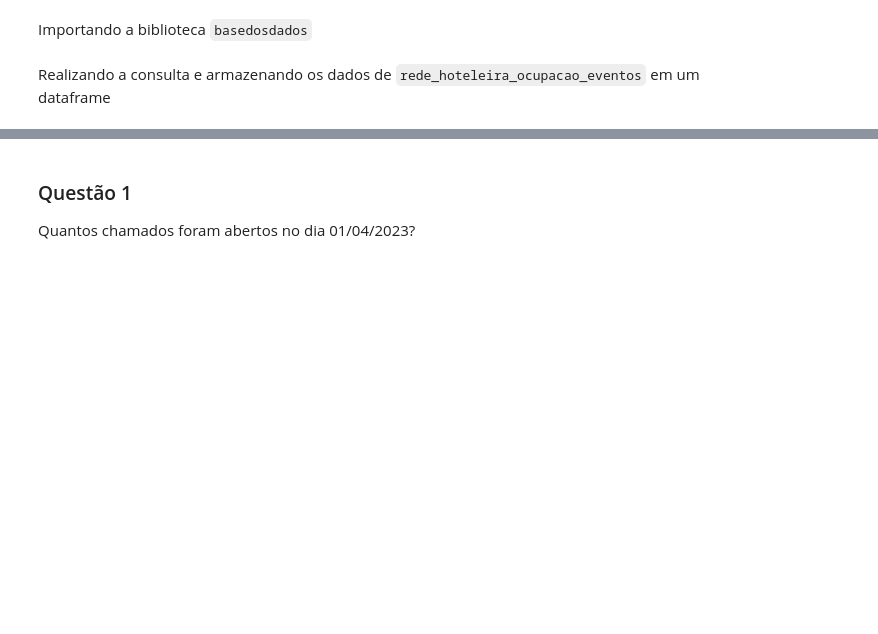
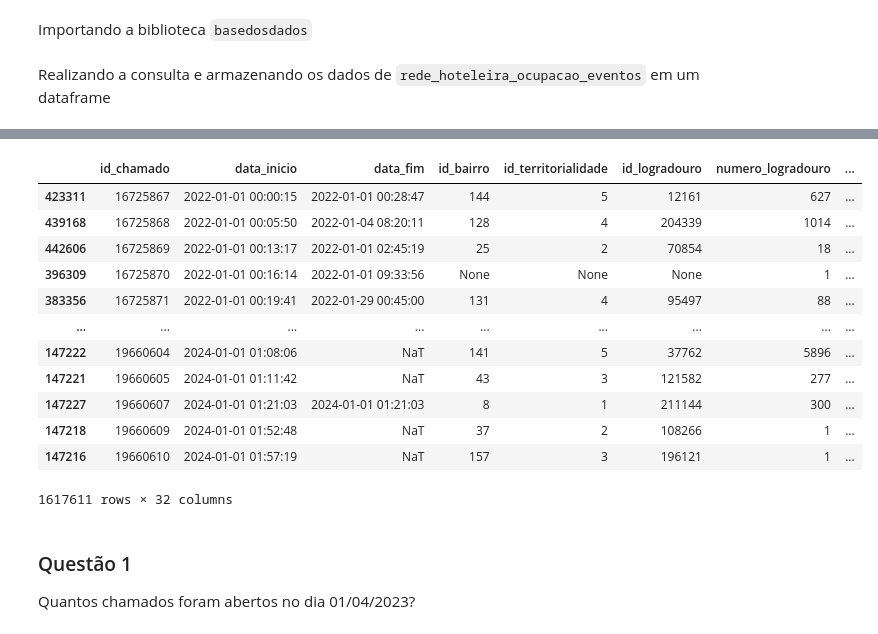
Before and after one commit to BrendowPaolillo-dev/emd-desafio-junior-data-scientist, a Jupyter notebook: analise_python.ipynb, the cells around one changed output, grey strips where cells are left out. Cells and saved outputs as stored; diff of their text form; code cells hidden in the pictures; blank space fills up the shorter version.

```diff
--- a/analise_python.ipynb
+++ b/analise_python.ipynb
@@ -16,3 +42,19 @@ df_hoteleira = bd.read_sql(query, billing_project_id="teste-dados-rio-brendow")
+# %%
+df_chamado_sample.sort_values(by=["data_inicio"])
+# %% [output]
+|  | id_chamado | data_inicio | data_fim | id_bairro | id_territorialidade | id_logradouro | numero_logradouro | ... |
+| 423311 | 16725867 | 2022-01-01 00:00:15 | 2022-01-01 00:28:47 | 144 | 5 | 12161 | 627 | ... |
+| 439168 | 16725868 | 2022-01-01 00:05:50 | 2022-01-04 08:20:11 | 128 | 4 | 204339 | 1014 | ... |
+| 442606 | 16725869 | 2022-01-01 00:13:17 | 2022-01-01 02:45:19 | 25 | 2 | 70854 | 18 | ... |
+| 396309 | 16725870 | 2022-01-01 00:16:14 | 2022-01-01 09:33:56 | None | None | None | 1 | ... |
+| 383356 | 16725871 | 2022-01-01 00:19:41 | 2022-01-29 00:45:00 | 131 | 4 | 95497 | 88 | ... |
+| ... | ... | ... | ... | ... | ... | ... | ... | ... |
+| 147222 | 19660604 | 2024-01-01 01:08:06 | NaT | 141 | 5 | 37762 | 5896 | ... |
+| 147221 | 19660605 | 2024-01-01 01:11:42 | NaT | 43 | 3 | 121582 | 277 | ... |
+| 147227 | 19660607 | 2024-01-01 01:21:03 | 2024-01-01 01:21:03 | 8 | 1 | 211144 | 300 | ... |
+| 147218 | 19660609 | 2024-01-01 01:52:48 | NaT | 37 | 2 | 108266 | 1 | ... |
+| 147216 | 19660610 | 2024-01-01 01:57:19 | NaT | 157 | 3 | 196121 | 1 | ... |
+1617611 rows × 32 columns
 # %% [markdown]
 ### Questão 1
 
```
Also changed, not shown: parts of 29 cells of this notebook.
